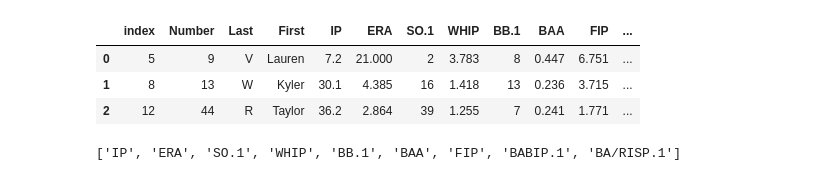
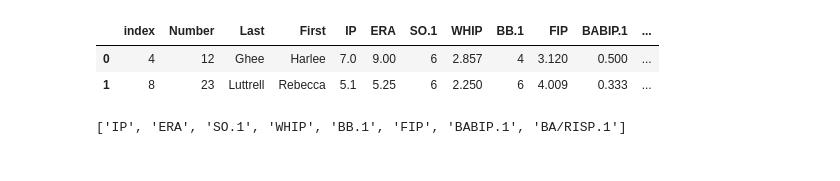
Before and after one commit to highsmithjd/gamechanger_python, a Jupyter notebook: gc-pitchers-radar-chart.ipynb, the cells around one changed output. Drawn from its saved outputs; the diff is of its cells as text; code cells hidden in the pictures.

```diff
--- a/gc-pitchers-radar-chart.ipynb
+++ b/gc-pitchers-radar-chart.ipynb
@@ -14,7 +15,7 @@ from soccerplots.radar_chart import Radar
 # read the GcExport.csv in the data folder
 # skip the first row since it's not needed
 
-gc_stats = pd.read_csv('data/GcExport.csv', skiprows=1)
+gc_stats = pd.read_csv('data/ERMS.csv', skiprows=1)
 # %%
 # drop the rows with NaN values and assign to gc_stats_pitching_na
 # this should remove the Totals row and the row with stat descriptions, leaving only player rows
@@ -28,7 +29,7 @@ gc_stats["ERA"] = pd.to_numeric(gc_stats["ERA"])
 gc_stats["SO.1"] = pd.to_numeric(gc_stats["SO.1"])
 gc_stats["WHIP"] = pd.to_numeric(gc_stats["WHIP"])
 gc_stats["BB.1"] = pd.to_numeric(gc_stats["BB.1"])
-gc_stats["BAA"] = pd.to_numeric(gc_stats["BAA"])
+# gc_stats["BAA"] = pd.to_numeric(gc_stats["BAA"])
 gc_stats["FIP"] = pd.to_numeric(gc_stats["FIP"])
 gc_stats["BABIP.1"] = pd.to_numeric(gc_stats["BABIP.1"])
 gc_stats["BA/RISP.1"] = pd.to_numeric(gc_stats["BA/RISP.1"])
@@ -44,21 +45,20 @@ gc_stats_IP = gc_stats_pitching[gc_stats_pitching["IP"] != 0]
 # %%
 # new dataframe with only the columns we need for the radar chart
 # also using .reset_index to clean it up
 
-gc_stats_pitchers_only = gc_stats_IP[["Number", "Last", "First", "IP", "ERA", "SO.1", "WHIP", "BB.1", "BAA", "FIP", "BABIP.1", "BA/RISP.1"]].reset_index()
+gc_stats_pitchers_only = gc_stats_IP[["Number", "Last", "First", "IP", "ERA", "SO.1", "WHIP", "BB.1", "FIP", "BABIP.1", "BA/RISP.1"]].reset_index()
 gc_stats_pitchers_only
 # %% [output]
-|  | index | Number | Last | First | IP | ERA | SO.1 | WHIP | BB.1 | BAA | FIP | ... |
-| 0 | 5 | 9 | V | Lauren | 7.2 | 21.000 | 2 | 3.783 | 8 | 0.447 | 6.751 | ... |
-| 1 | 8 | 13 | W | Kyler | 30.1 | 4.385 | 16 | 1.418 | 13 | 0.236 | 3.715 | ... |
-| 2 | 12 | 44 | R | Taylor | 36.2 | 2.864 | 39 | 1.255 | 7 | 0.241 | 1.771 | ... |
+|  | index | Number | Last | First | IP | ERA | SO.1 | WHIP | BB.1 | FIP | BABIP.1 | ... |
+| 0 | 4 | 12 | Ghee | Harlee | 7.0 | 9.00 | 6 | 2.857 | 4 | 3.120 | 0.500 | ... |
+| 1 | 8 | 23 | Luttrell | Rebecca | 5.1 | 5.25 | 6 | 2.250 | 6 | 4.009 | 0.333 | ... |
 # %%
 #get parameters
 params = list(gc_stats_pitchers_only.columns)
 params = params[4:]
 params
 # %% [output]
-['IP', 'ERA', 'SO.1', 'WHIP', 'BB.1', 'BAA', 'FIP', 'BABIP.1', 'BA/RISP.1']
+['IP', 'ERA', 'SO.1', 'WHIP', 'BB.1', 'FIP', 'BABIP.1', 'BA/RISP.1']
 # %%
 #add ranges to list of tuple pairs
 ranges = []
```
Also changed, not shown: parts of 4 cells of this notebook, 3 other files.
